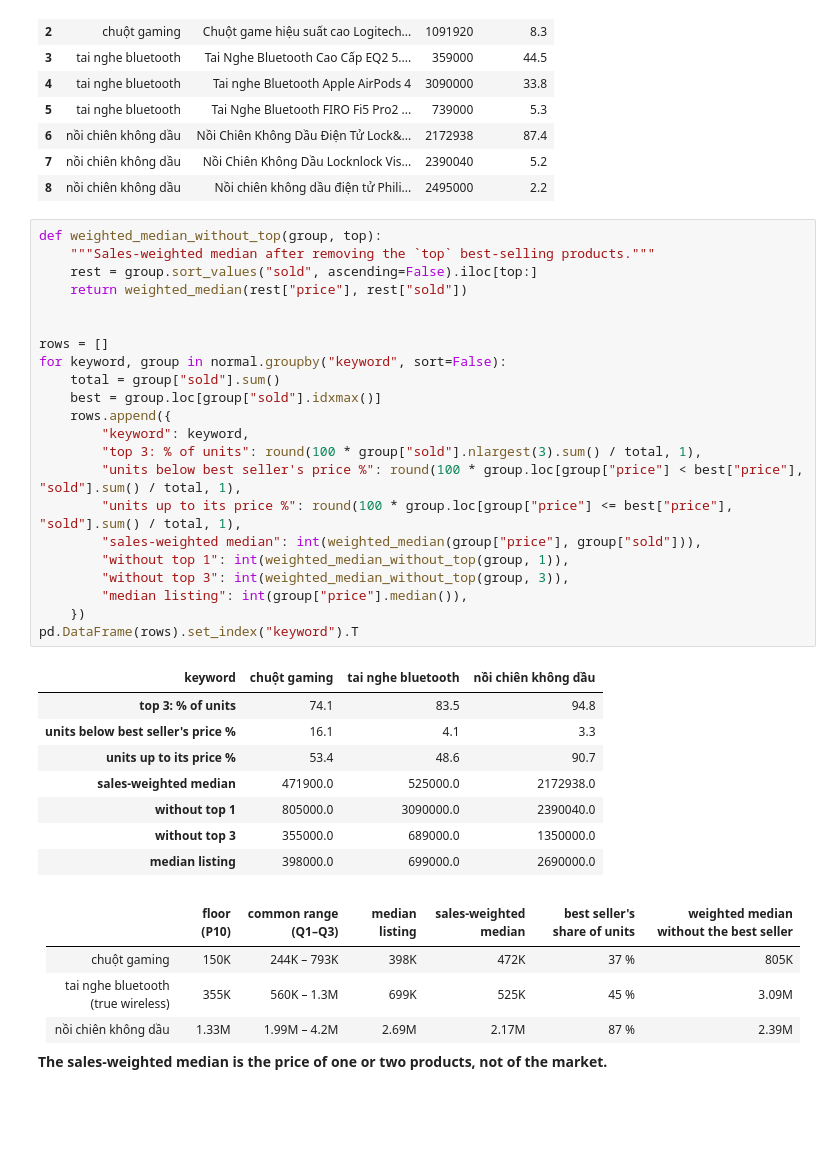
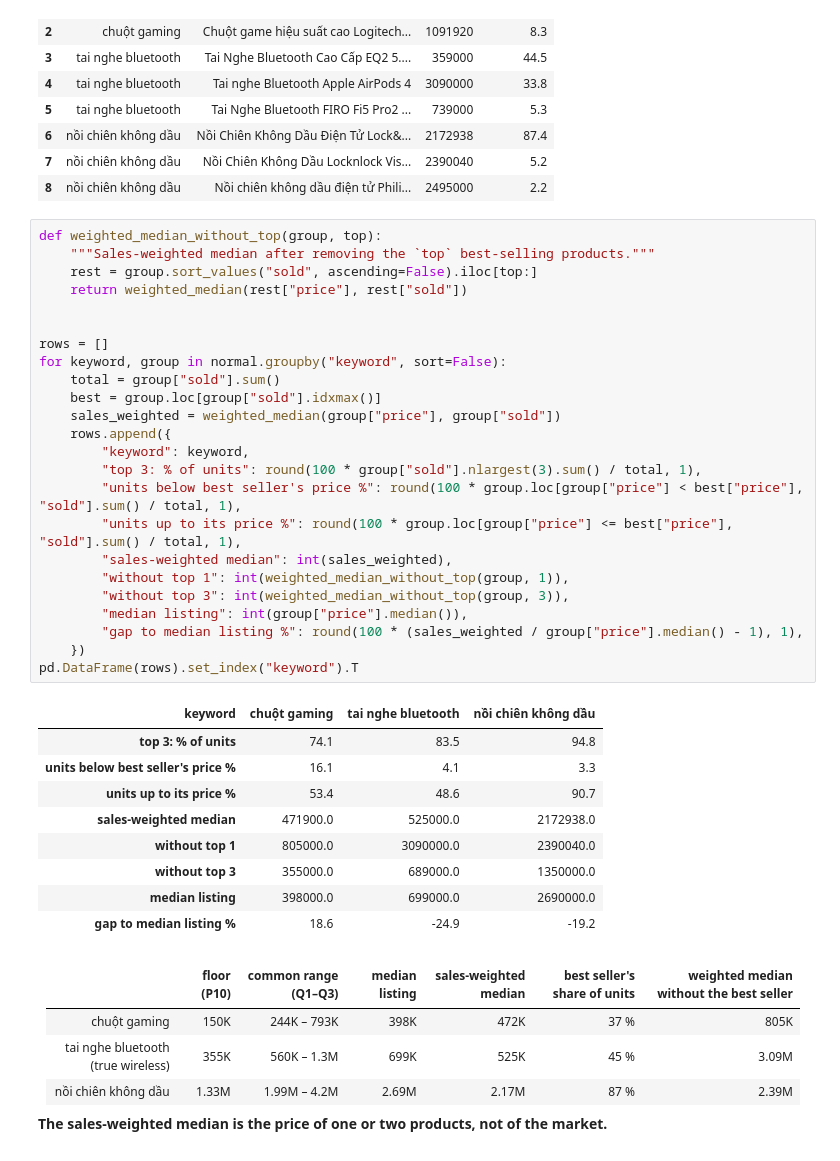
Before and after one commit to NamAnh-dev/Web-Crawler-for-E-commerce-Prices, a Jupyter notebook: notebooks/02_price_analysis.ipynb, the cells around one changed output. Drawn from its saved outputs; the diff is of its cells as text; blank space fills up the shorter version.

Commit message:
Print the weighted median's gap to the median listing
The README and notebook quote +19 % / -25 % / -19 %; the summary table
now computes it, so every number in the text comes from a cell.

```diff
--- a/notebooks/02_price_analysis.ipynb
+++ b/notebooks/02_price_analysis.ipynb
@@ -250,34 +250,37 @@ pd.DataFrame(rows)
 # %%
 def weighted_median_without_top(group, top):
     """Sales-weighted median after removing the `top` best-selling products."""
     rest = group.sort_values("sold", ascending=False).iloc[top:]
     return weighted_median(rest["price"], rest["sold"])
 
 
 rows = []
 for keyword, group in normal.groupby("keyword", sort=False):
     total = group["sold"].sum()
     best = group.loc[group["sold"].idxmax()]
+    sales_weighted = weighted_median(group["price"], group["sold"])
     rows.append({
         "keyword": keyword,
         "top 3: % of units": round(100 * group["sold"].nlargest(3).sum() / total, 1),
         "units below best seller's price %": round(100 * group.loc[group["price"] < best["price"], "sold"].sum() / total, 1),
         "units up to its price %": round(100 * group.loc[group["price"] <= best["price"], "sold"].sum() / total, 1),
-        "sales-weighted median": int(weighted_median(group["price"], group["sold"])),
+        "sales-weighted median": int(sales_weighted),
         "without top 1": int(weighted_median_without_top(group, 1)),
         "without top 3": int(weighted_median_without_top(group, 3)),
         "median listing": int(group["price"].median()),
+        "gap to median listing %": round(100 * (sales_weighted / group["price"].median() - 1), 1),
     })
 pd.DataFrame(rows).set_index("keyword").T
 # %% [output]
 | keyword | chuột gaming | tai nghe bluetooth | nồi chiên không dầu |
 | top 3: % of units | 74.1 | 83.5 | 94.8 |
 | units below best seller's price % | 16.1 | 4.1 | 3.3 |
 | units up to its price % | 53.4 | 48.6 | 90.7 |
 | sales-weighted median | 471900.0 | 525000.0 | 2172938.0 |
 | without top 1 | 805000.0 | 3090000.0 | 2390040.0 |
 | without top 3 | 355000.0 | 689000.0 | 1350000.0 |
 | median listing | 398000.0 | 699000.0 | 2690000.0 |
+| gap to median listing % | 18.6 | -24.9 | -19.2 |
 # %% [markdown]
 | | floor (P10) | common range (Q1–Q3) | median listing | sales-weighted median | best seller's share of units | weighted median without the best seller |
 |---|---|---|---|---|---|---|
```
